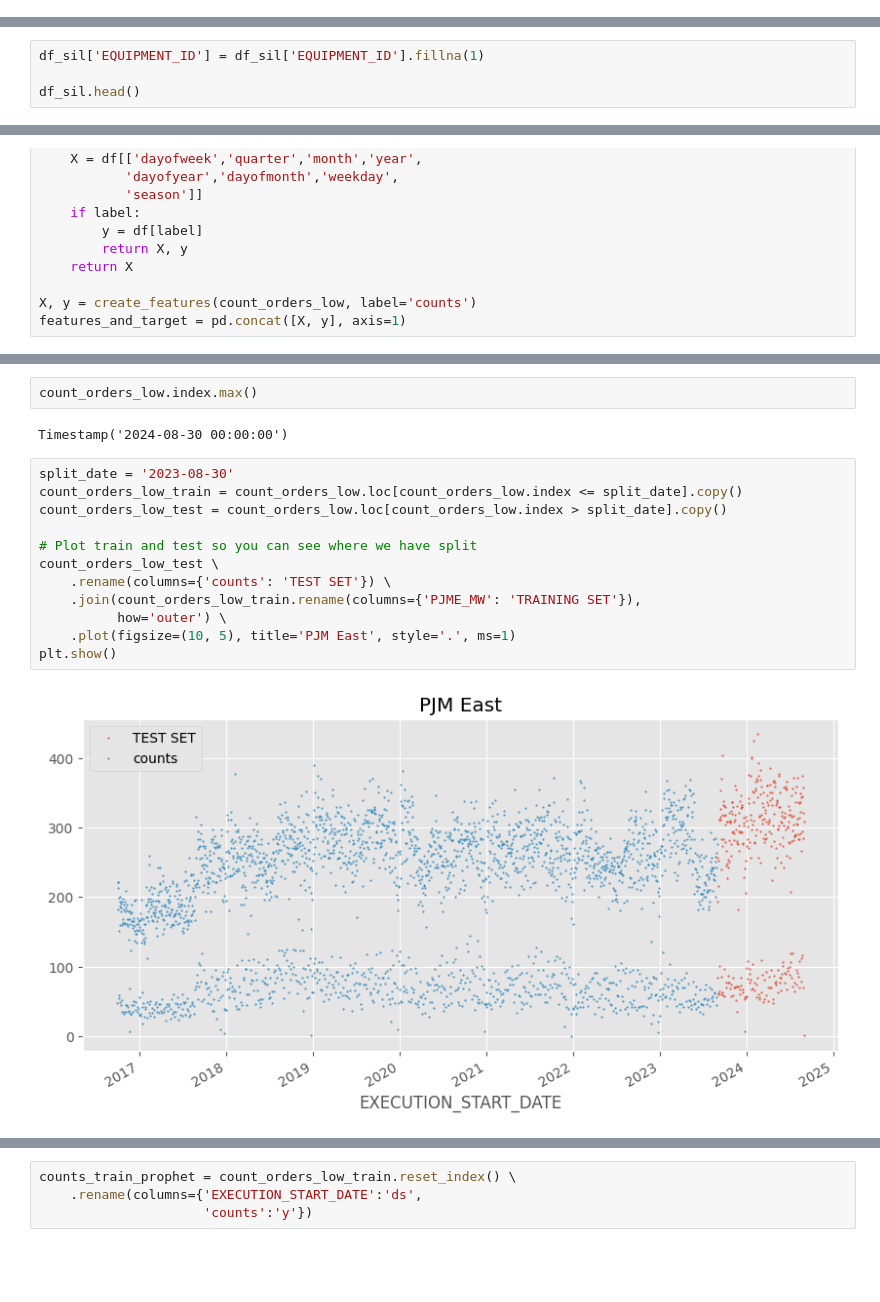
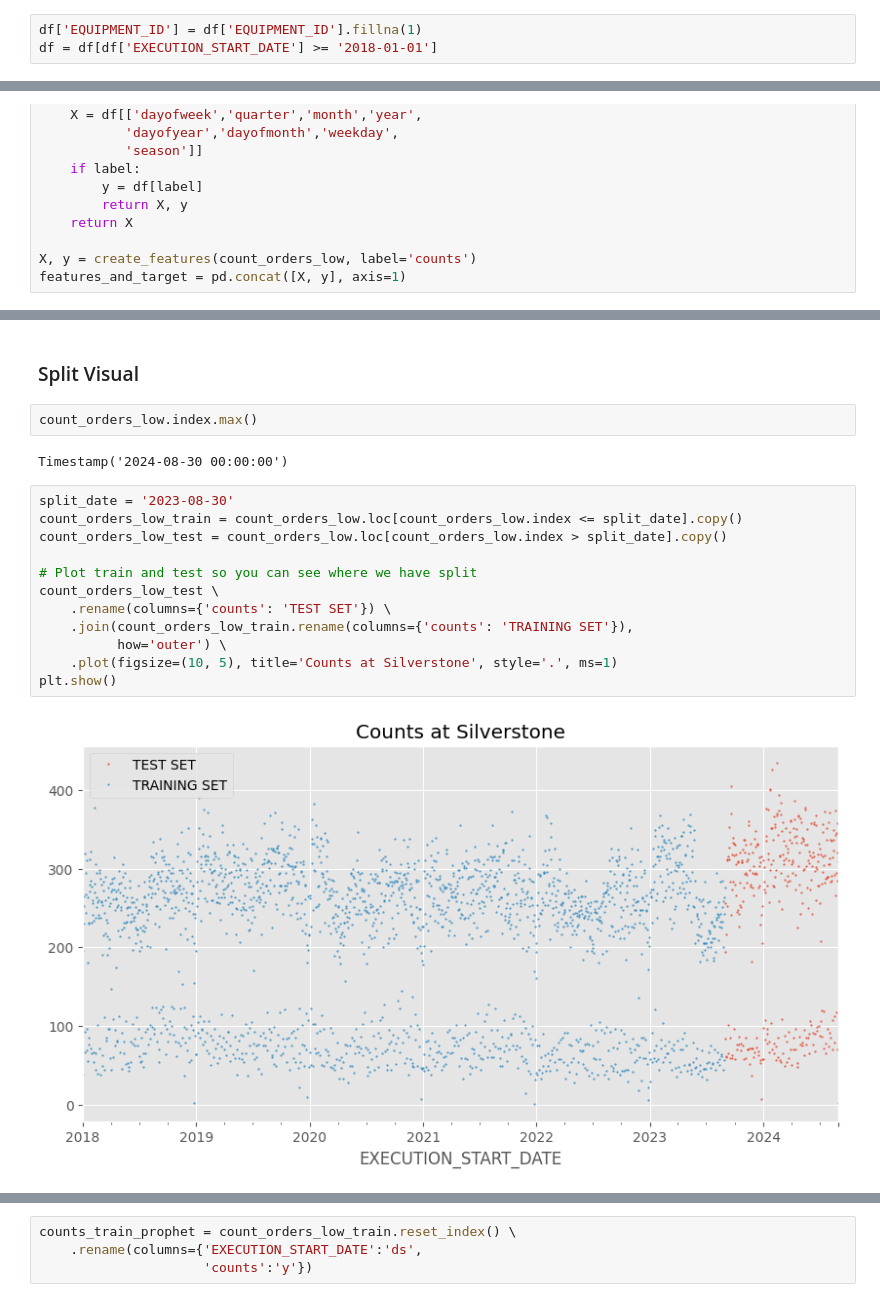
Before and after one commit to griffin-brown-95/GLB-Capstone-2, a Jupyter notebook: modeling-beta.ipynb, the cells around one changed output, grey strips where cells are left out. Drawn from its saved outputs; the diff is of its cells as text; blank space fills up the shorter version.

```diff
--- a/modeling-beta.ipynb
+++ b/modeling-beta.ipynb
@@ -54,3 +55,6 @@ dates = ['EXECUTION_START_DATE', 'EXECUTION_FINISH_DATE', 'EQUIP_START_UP_DATE',
 
 for col in dates:
     df[col] = pd.to_datetime(df[col], errors='coerce')
+# %%
+df['EQUIPMENT_ID'] = df['EQUIPMENT_ID'].fillna(1)
+df = df[df['EXECUTION_START_DATE'] >= '2018-01-01']
@@ -72,4 +77,0 @@ len(df_sil['EQUIPMENT_ID'].unique())
-# %%
-df_sil['EQUIPMENT_ID'] = df_sil['EQUIPMENT_ID'].fillna(1)
-
-df_sil.head()
@@ -239,3 +249,5 @@ plt.show()
+# %% [markdown]
+### Split Visual
 # %%
 count_orders_low.index.max()
 # %% [output]
@@ -243,14 +255,14 @@ Timestamp('2024-08-30 00:00:00')
 # %%
 split_date = '2023-08-30'
 count_orders_low_train = count_orders_low.loc[count_orders_low.index <= split_date].copy()
 count_orders_low_test = count_orders_low.loc[count_orders_low.index > split_date].copy()
 
 # Plot train and test so you can see where we have split
 count_orders_low_test \
     .rename(columns={'counts': 'TEST SET'}) \
-    .join(count_orders_low_train.rename(columns={'PJME_MW': 'TRAINING SET'}),
+    .join(count_orders_low_train.rename(columns={'counts': 'TRAINING SET'}),
           how='outer') \
-    .plot(figsize=(10, 5), title='PJM East', style='.', ms=1)
+    .plot(figsize=(10, 5), title='Counts at Silverstone', style='.', ms=1)
 plt.show()
 # %% [output]
-[figure, old version]
+[figure, new version]
```
Also changed, not shown: parts of 43 cells of this notebook.
